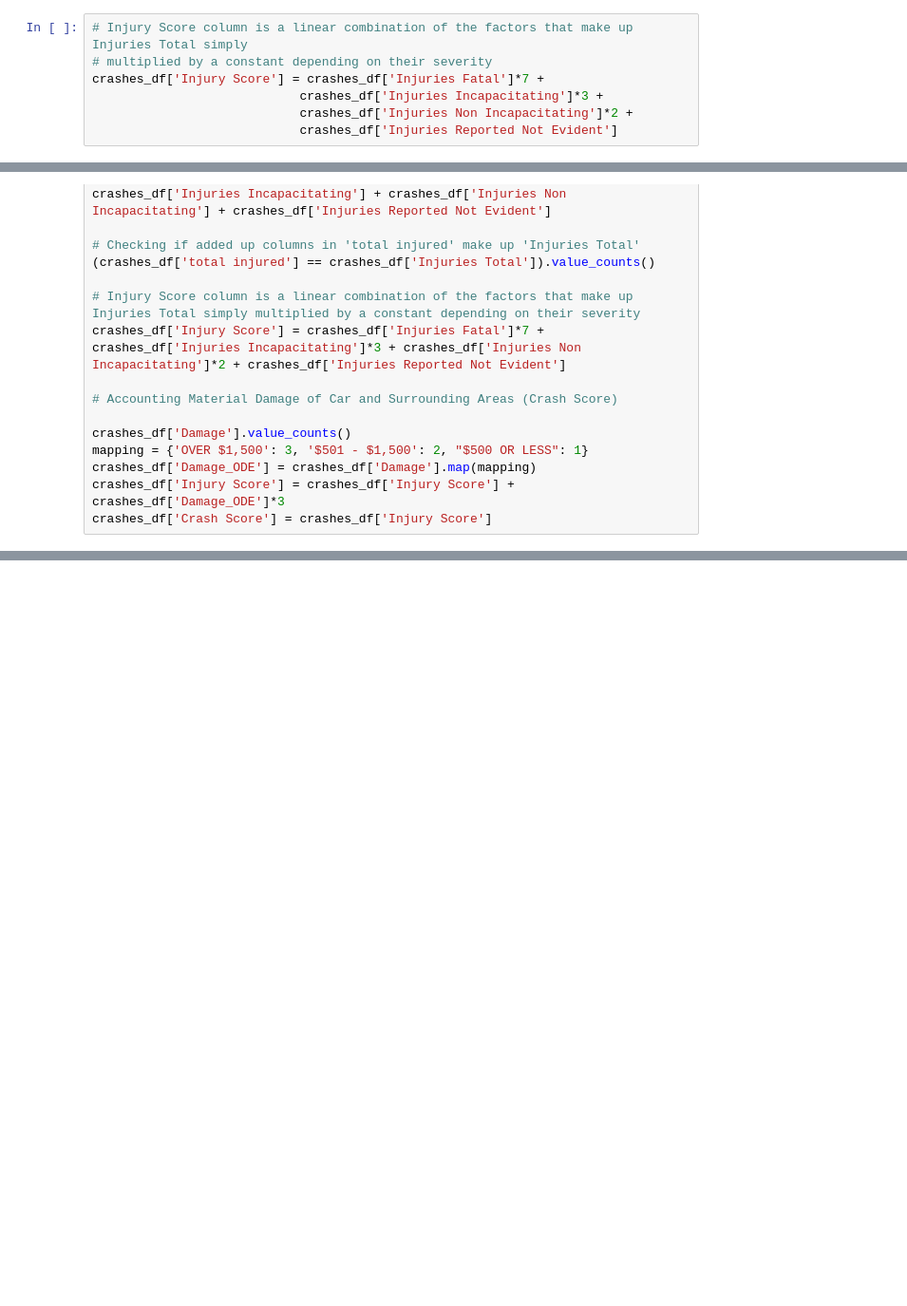
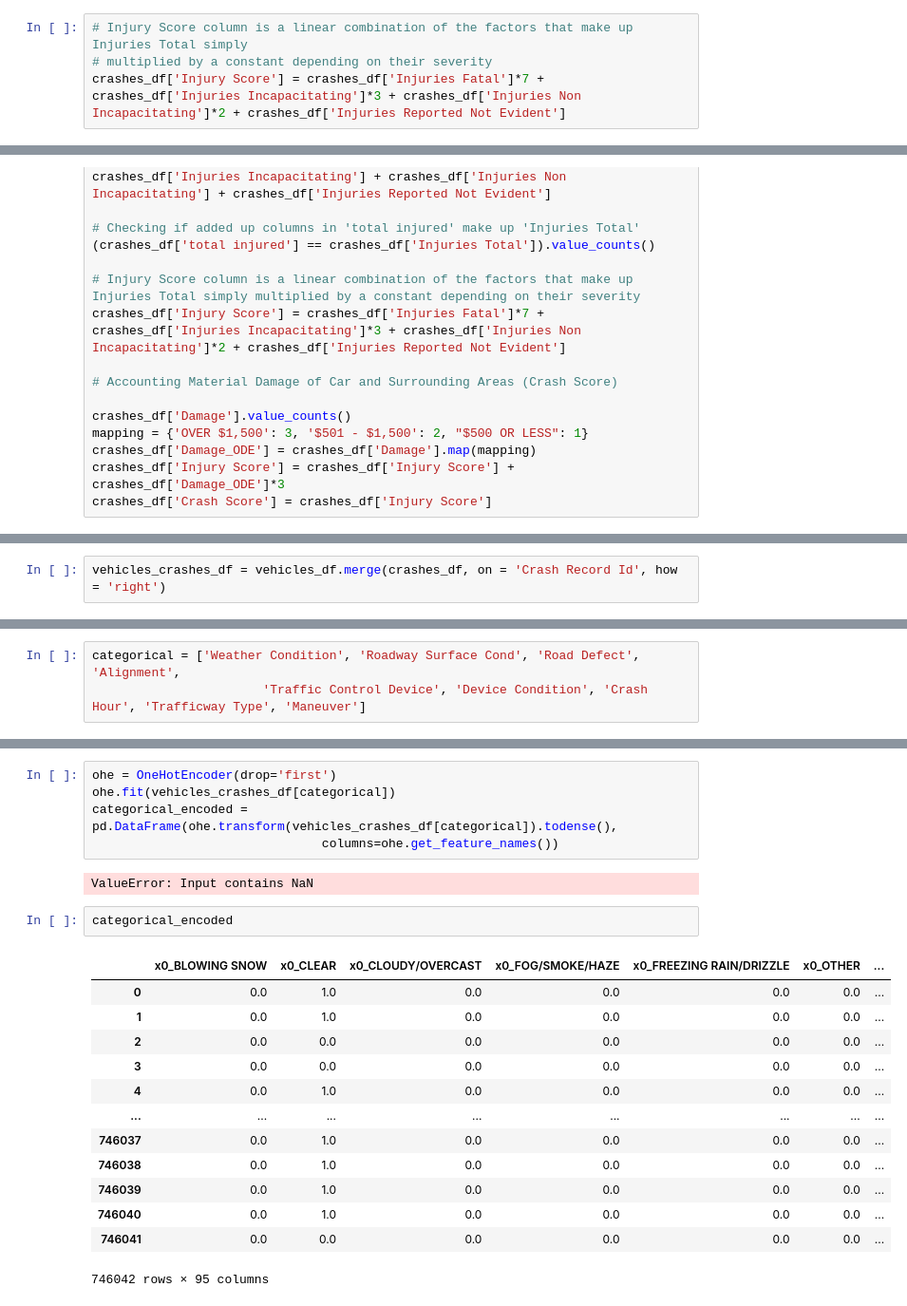
Before and after one commit to nickthetj/DSC-Phase3-Project, a Jupyter notebook: notebooks/Bobby Scratch Notebook.ipynb, the cells around one changed output, grey strips where cells are left out. Shown: that part at 95% size. Saved outputs shown, nothing was run; the diff lists cells and outputs as text; blank space fills up the shorter version.

```diff
--- a/notebooks/Bobby Scratch Notebook.ipynb
+++ b/notebooks/Bobby Scratch Notebook.ipynb
@@ -832,10 +871,7 @@ vehicles_df['Num Areas'].value_counts()
 # %%
 # Injury Score column is a linear combination of the factors that make up Injuries Total simply
 # multiplied by a constant depending on their severity
-crashes_df['Injury Score'] = crashes_df['Injuries Fatal']*7 +
-                            crashes_df['Injuries Incapacitating']*3 +
-                            crashes_df['Injuries Non Incapacitating']*2 +
-                            crashes_df['Injuries Reported Not Evident']
+crashes_df['Injury Score'] = crashes_df['Injuries Fatal']*7 + crashes_df['Injuries Incapacitating']*3 + crashes_df['Injuries Non Incapacitating']*2 + crashes_df['Injuries Reported Not Evident']
 # %%
 # Injury Score
 
@@ -859,0 +937,2 @@ crashes_df['Crash Score'] = crashes_df['Injury Score']
+# %%
+vehicles_crashes_df = vehicles_df.merge(crashes_df, on = 'Crash Record Id', how = 'right')
@@ -859,0 +943,3 @@ crashes_df['Crash Score'] = crashes_df['Injury Score']
+# %%
+categorical = ['Weather Condition', 'Roadway Surface Cond', 'Road Defect', 'Alignment',
+                       'Traffic Control Device', 'Device Condition', 'Crash Hour', 'Trafficway Type', 'Maneuver']
@@ -859,0 +959,23 @@ crashes_df['Crash Score'] = crashes_df['Injury Score']
+# %%
+ohe = OneHotEncoder(drop='first')
+ohe.fit(vehicles_crashes_df[categorical])
+categorical_encoded = pd.DataFrame(ohe.transform(vehicles_crashes_df[categorical]).todense(),
+                               columns=ohe.get_feature_names())
+# %% [output]
+ValueError: Input contains NaN
+# %%
+categorical_encoded
+# %% [output]
+|  | x0_BLOWING SNOW | x0_CLEAR | x0_CLOUDY/OVERCAST | x0_FOG/SMOKE/HAZE | x0_FREEZING RAIN/DRIZZLE | x0_OTHER | ... |
+| 0 | 0.0 | 1.0 | 0.0 | 0.0 | 0.0 | 0.0 | ... |
+| 1 | 0.0 | 1.0 | 0.0 | 0.0 | 0.0 | 0.0 | ... |
+| 2 | 0.0 | 0.0 | 0.0 | 0.0 | 0.0 | 0.0 | ... |
+| 3 | 0.0 | 0.0 | 0.0 | 0.0 | 0.0 | 0.0 | ... |
+| 4 | 0.0 | 1.0 | 0.0 | 0.0 | 0.0 | 0.0 | ... |
+| ... | ... | ... | ... | ... | ... | ... | ... |
+| 746037 | 0.0 | 1.0 | 0.0 | 0.0 | 0.0 | 0.0 | ... |
+| 746038 | 0.0 | 1.0 | 0.0 | 0.0 | 0.0 | 0.0 | ... |
+| 746039 | 0.0 | 1.0 | 0.0 | 0.0 | 0.0 | 0.0 | ... |
+| 746040 | 0.0 | 1.0 | 0.0 | 0.0 | 0.0 | 0.0 | ... |
+| 746041 | 0.0 | 0.0 | 0.0 | 0.0 | 0.0 | 0.0 | ... |
+746042 rows × 95 columns
```
Also changed, not shown: parts of 23 cells of this notebook, 1 other file.
